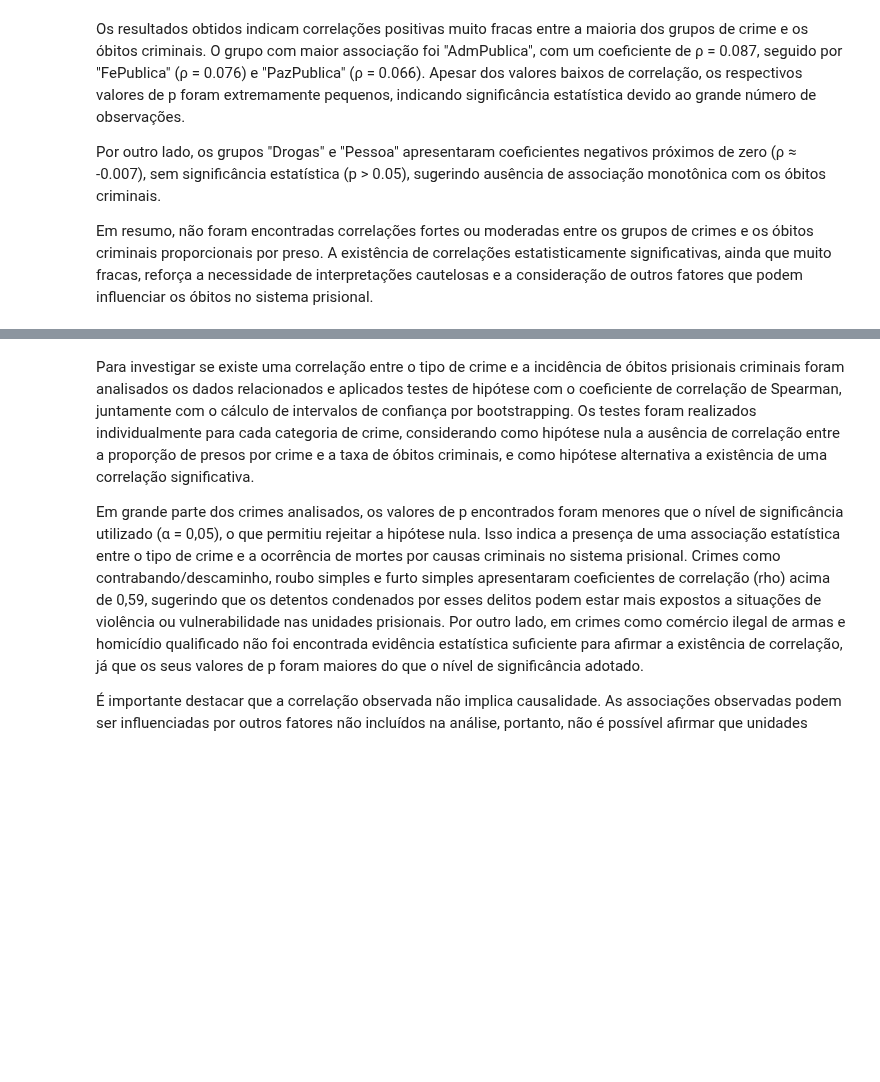
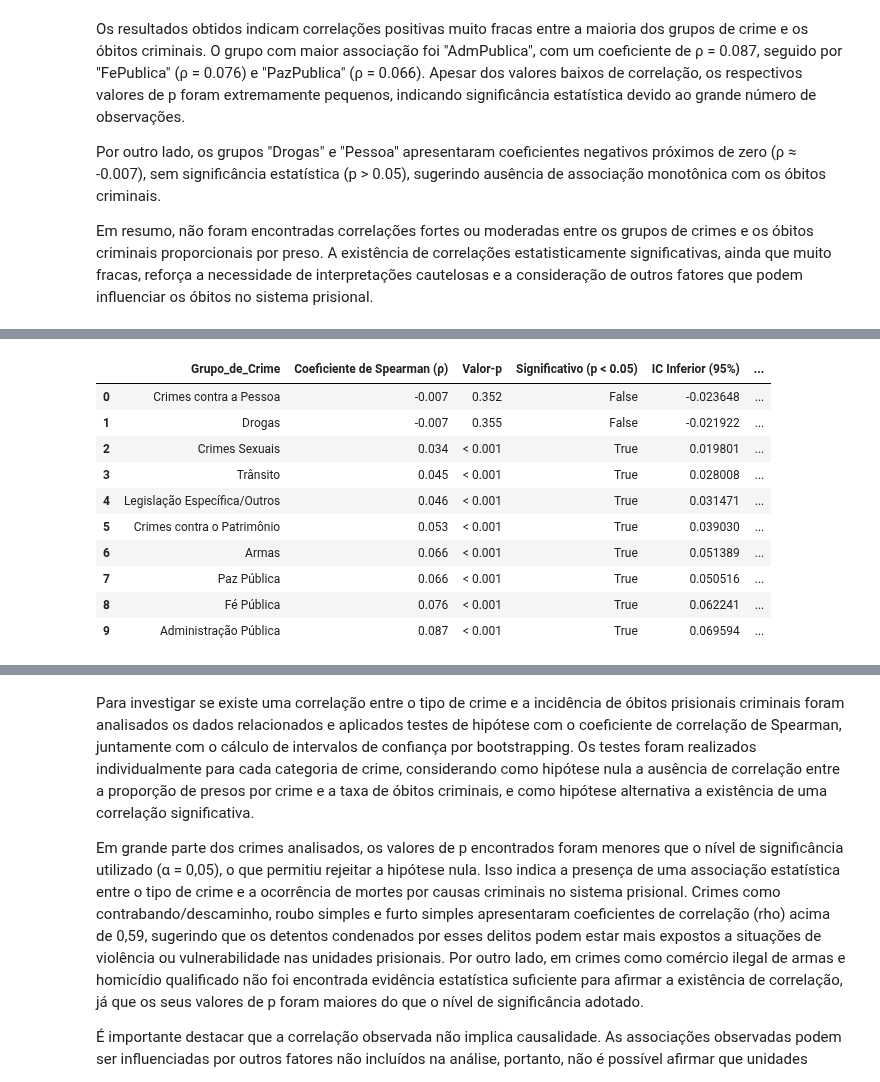
Before and after one commit to Caio-Brega/introducao-ciencia-dos-dados, a Jupyter notebook: TP_ICD.ipynb, the cells around one changed output, grey strips where cells are left out. Saved outputs shown, nothing was run; the diff lists cells and outputs as text; code cells hidden in the pictures; blank space fills up the shorter version.

```diff
--- a/TP_ICD.ipynb
+++ b/TP_ICD.ipynb
@@ -1621,32 +1621,47 @@ Utilizou-se um nível de significância α=0,05.
 # %%
+df_tabela_final = df_resultados_correlacoes.copy()
+
+# Arredonda o coeficiente para 3 casas decimais
+df_tabela_final['Coeficiente de Spearman (ρ)'] = df_tabela_final['Spearman_rho'].round(3)
+
+# Formata o valor-p para 3 casas decimais, usando '< 0.001' quando for menor
+df_tabela_final['Valor-p'] = df_tabela_final['p_valor'].apply(lambda p: f'{p:.3f}' if p >= 0.001 else '< 0.001')
+
+# Adiciona coluna booleana para significância estatística
+df_tabela_final['Significativo (p < 0.05)'] = df_tabela_final['p_valor'] < 0.05
+
 # Calcula intervalo de confiança para a correlação de Spearman usando bootstrapping
 def intervalo_confianca_spearman_bootstrap(vetor_crime, vetor_obitos, num_reamostragens=1000, nivel_significancia=0.05, semente=None):
     gerador_aleatorio = np.random.default_rng(seed=semente)
     lista_rho = []
     tamanho_amostra = len(vetor_crime)
 
-    # Reamostra os dados com reposição e calcula a correlação para cada amostra
     for _ in range(num_reamostragens):
         indices_reamostrados = gerador_aleatorio.choice(tamanho_amostra, size=tamanho_amostra, replace=True)
         rho, _ = stats.spearmanr(vetor_crime[indices_reamostrados], vetor_obitos[indices_reamostrados])
         lista_rho.append(rho)
 
-    # Calcula os limites inferior e superior do intervalo de confiança
     limite_inferior = np.percentile(lista_rho, 100 * (nivel_significancia / 2))
     limite_superior = np.percentile(lista_rho, 100 * (1 - nivel_significancia / 2))
     return limite_inferior, limite_superior
 
 resultados_correlacao = []
 
-# Para cada tipo de crime, calcula a correlação de Spearman e o intervalo de confiança
-for coluna_crime in colunas_proporcionais:
-    vetor_proporcao_crime = df_crimes_obitos[coluna_crime].values
+# Para cada grupo de crime no df_resultados_correlacoes, calcula apenas o intervalo de confiança
+for _, linha in df_resultados_correlacoes.iterrows():
+    nome_coluna = linha['Grupo_de_Crime']
+
+    # Recupera a coluna original (reverso do mapeamento, se necessário)
+    col_original = [k for k, v in mapeamento_nomes.items() if v == nome_coluna][0]
+
+    vetor_proporcao_crime = df_crimes_obitos[col_original].values
     vetor_obitos_por_preso = df_crimes_obitos['Obitos_Criminais_Total_por_preso'].values
 
-    # Correlação e valor-p
-    coef_spearman, valor_p = stats.spearmanr(vetor_proporcao_crime, vetor_obitos_por_preso)
+    # Utiliza correlação e valor-p já calculados
+    coef_spearman = linha['Spearman_rho']
+    valor_p = linha['p_valor']
 
-    # Intervalo de confiança por bootstrapping
+    # Intervalo de confiança
     limite_inferior, limite_superior = intervalo_confianca_spearman_bootstrap(
         vetor_proporcao_crime,
         vetor_obitos_por_preso,
@@ -1654,21 +1669,25 @@ for coluna_crime in colunas_proporcionais:
         nivel_significancia=0.05
     )
 
-    decisao_hipotese = 'Rejeitamos H0' if valor_p < 0.05 else 'Não rejeitamos H0'
-
-    resultados_correlacao.append({
-        'Tipo de Crime': coluna_crime,
-        'Correlação de Spearman (ρ)': coef_spearman,
-        'Valor-p': valor_p,
-        'IC Inferior (95%)': limite_inferior,
-        'IC Superior (95%)': limite_superior,
-        'Decisão': decisao_hipotese
-    })
-
-# Converte os resultados em DataFrame e ordena do maior para o menor coeficiente de correlação
-df_resultados_correlacao = pd.DataFrame(resultados_correlacao).sort_values(
-    by='Correlação de Spearman (ρ)', ascending=False
+df_tabela_final = pd.merge(
+    df_tabela_final,
+    df_resultados_correlacao[['Grupo de Crime', 'IC Inferior (95%)', 'IC Superior (95%)', 'Decisão']],
+    left_on='Grupo_de_Crime',
+    right_on='Grupo de Crime',
+    how='left'
 )
 
-print(df_resultados_correlacao)
+colunas_exibir = [
+    'Grupo_de_Crime',
+    'Coeficiente de Spearman (ρ)',
+    'Valor-p',
+    'Significativo (p < 0.05)',
+    'IC Inferior (95%)',
+    'IC Superior (95%)',
+    'Decisão'
+]
+
+df_tabela_final = df_tabela_final[colunas_exibir]
+
+display(df_tabela_final)
 # %% [output]
@@ -1685,0 +1694,11 @@ print(df_resultados_correlacao)
+|  | Grupo_de_Crime | Coeficiente de Spearman (ρ) | Valor-p | Significativo (p < 0.05) | IC Inferior (95%) | ... |
+| 0 | Crimes contra a Pessoa | -0.007 | 0.352 | False | -0.023648 | ... |
+| 1 | Drogas | -0.007 | 0.355 | False | -0.021922 | ... |
+| 2 | Crimes Sexuais | 0.034 | < 0.001 | True | 0.019801 | ... |
+| 3 | Trânsito | 0.045 | < 0.001 | True | 0.028008 | ... |
+| 4 | Legislação Específica/Outros | 0.046 | < 0.001 | True | 0.031471 | ... |
+| 5 | Crimes contra o Patrimônio | 0.053 | < 0.001 | True | 0.039030 | ... |
+| 6 | Armas | 0.066 | < 0.001 | True | 0.051389 | ... |
+| 7 | Paz Pública | 0.066 | < 0.001 | True | 0.050516 | ... |
+| 8 | Fé Pública | 0.076 | < 0.001 | True | 0.062241 | ... |
+| 9 | Administração Pública | 0.087 | < 0.001 | True | 0.069594 | ... |
```
Also changed, not shown: parts of 8 cells of this notebook.
